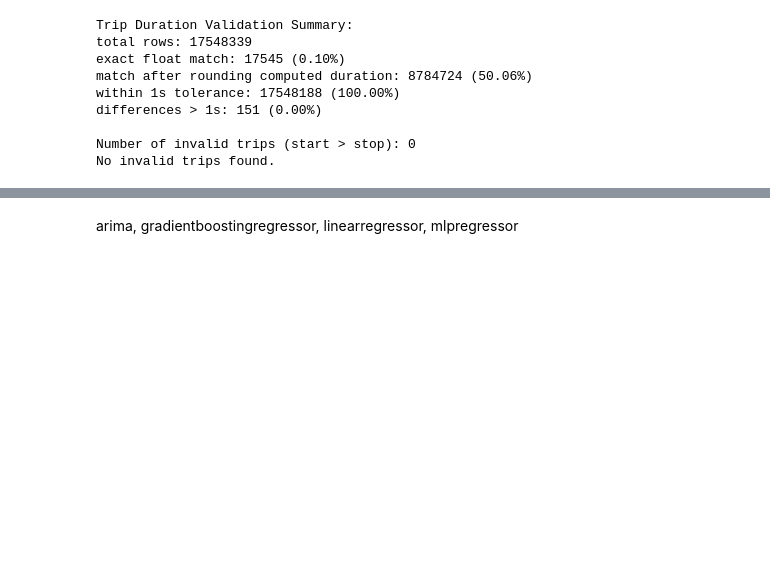
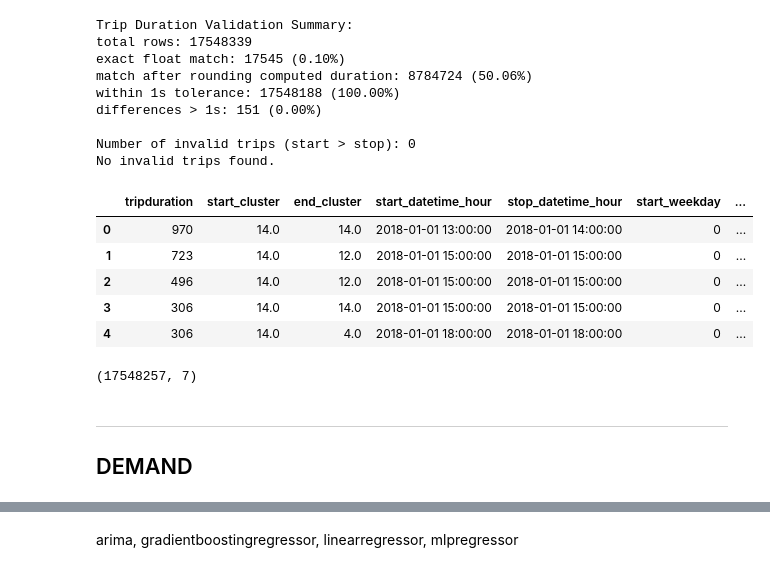
Before and after one commit to tarkanyitomi/BusinessAnal_Project, a Jupyter notebook: project_base.ipynb, the cells around one changed output, grey strips where cells are left out. Drawn from its saved outputs; the diff is of its cells as text; code cells hidden in the pictures; blank space fills up the shorter version.

Commit message:
Date time feature processing

```diff
--- a/project_base.ipynb
+++ b/project_base.ipynb
@@ -353,22 +357,22 @@ No invalid trips found.
 # %%
 def create_time_features(df: pd.DataFrame) -> pd.DataFrame:
     """Create time-based features from starttime and stoptime columns."""
-    print("Creating time-based features...")
+    df_hours = df.copy()
 
+    df_hours['starttime'] = pd.to_datetime(df_hours['starttime'])
+    df_hours['stoptime'] = pd.to_datetime(df_hours['stoptime'])
 
     # Create hour features from starttime and stoptime
     # Create hour features rounded down to the hour (date + hour:00)
-    df['start_datetime_hour'] = df['starttime'].dt.floor('H')
-    df['stop_datetime_hour'] = df['stoptime'].dt.floor('H')
+    df_hours['start_datetime_hour'] = df_hours['starttime'].dt.floor('h')
+    df_hours['stop_datetime_hour'] = df_hours['stoptime'].dt.floor('h')
 
-    df.drop(["starttime", "stoptime"], axis=1, inplace=True)
+    df_hours.drop(["starttime", "stoptime"], axis=1, inplace=True)
 
     # Add day of week (0=Monday, 6=Sunday)
-    #df['start_weekday'] = df['start_datetime_hour'].dt.dayofweek
-    #df['stop_weekday'] = df['stop_datetime_hour'].dt.dayofweek
+    df_hours['start_weekday'] = df_hours['start_datetime_hour'].dt.dayofweek
+    df_hours['stop_weekday'] = df_hours['stop_datetime_hour'].dt.dayofweek
 
-    print("Sample of new features:")
-    print(df.head())
-    return df
+    return df_hours
 
-create_time_features(df)
+df_times_clustered = create_time_features(df_kmeans_clustered)
@@ -387,2 +379,21 @@ display(df.loc[cross_midnight_mask, ['tripduration','start_datetime_hour','stop_
+# %%
+df_times_clustered.drop(['usertype', 'birth_year', 'gender', 'bikeid'], axis=1, inplace=True)
+# %%
+df_times_clustered.head()
+# %% [output]
+|  | tripduration | start_cluster | end_cluster | start_datetime_hour | stop_datetime_hour | start_weekday | ... |
+| 0 | 970 | 14.0 | 14.0 | 2018-01-01 13:00:00 | 2018-01-01 14:00:00 | 0 | ... |
+| 1 | 723 | 14.0 | 12.0 | 2018-01-01 15:00:00 | 2018-01-01 15:00:00 | 0 | ... |
+| 2 | 496 | 14.0 | 12.0 | 2018-01-01 15:00:00 | 2018-01-01 15:00:00 | 0 | ... |
+| 3 | 306 | 14.0 | 14.0 | 2018-01-01 15:00:00 | 2018-01-01 15:00:00 | 0 | ... |
+| 4 | 306 | 14.0 | 4.0 | 2018-01-01 18:00:00 | 2018-01-01 18:00:00 | 0 | ... |
+# %%
+df_times_clustered.shape
+# %% [output]
+(17548257, 7)
+# %% [markdown]
+---
+
+## DEMAND
 # %%
 def convert_pickup_dropoff_to_demand(df: pd.DataFrame) -> pd.DataFrame:
```
Also changed, not shown: parts of 13 cells of this notebook.
